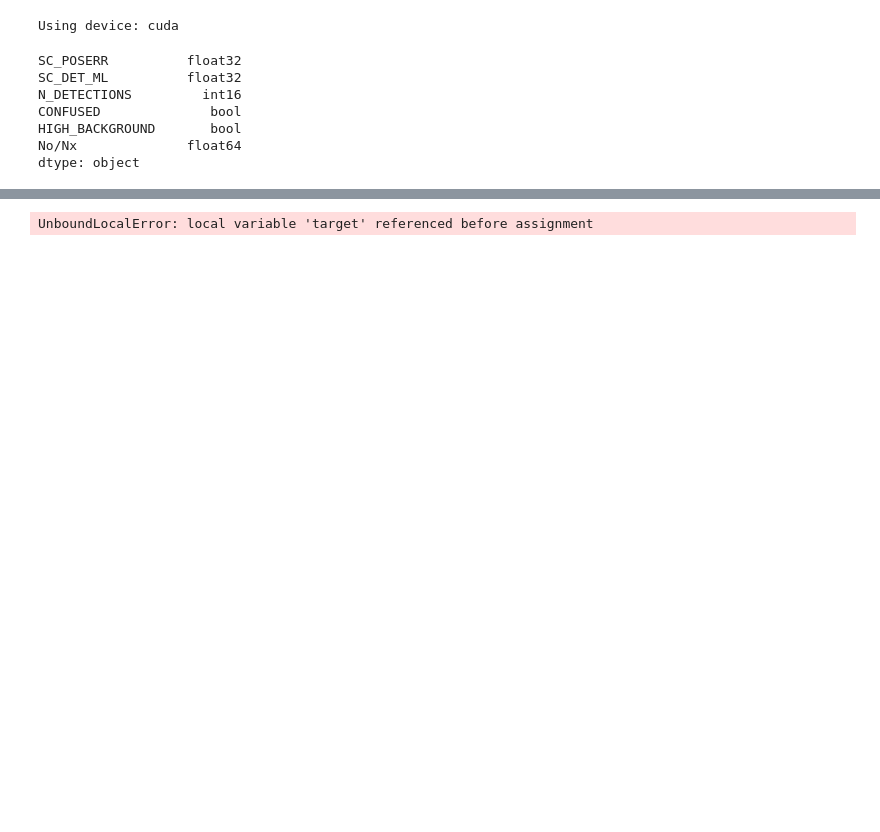
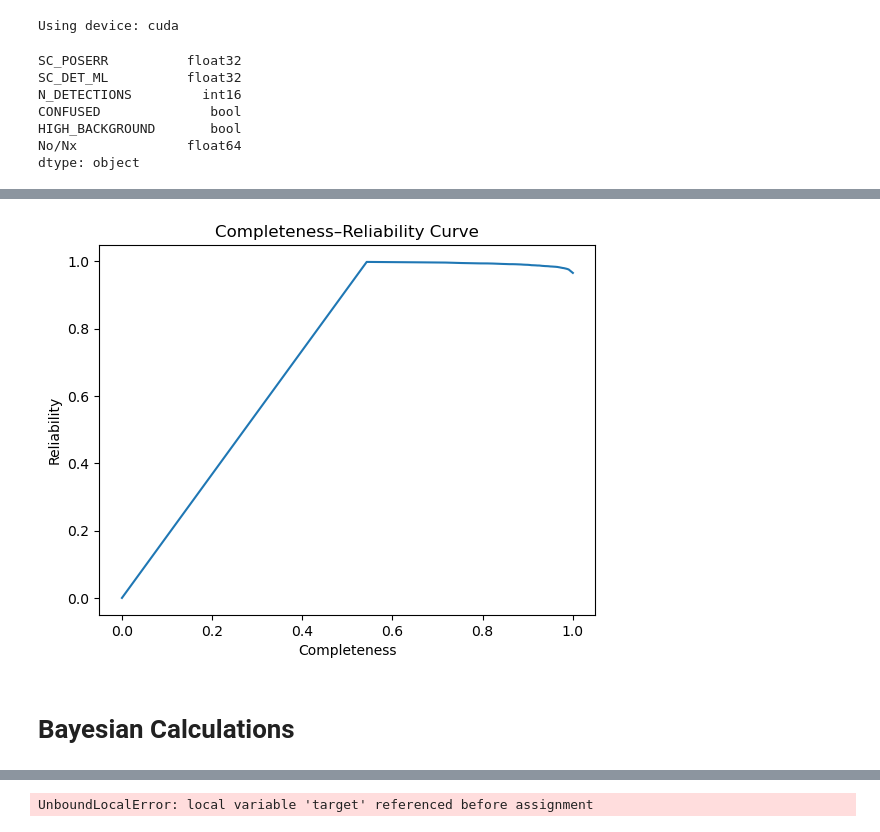
Before and after one commit to Raydir27/Astro-ML, a Jupyter notebook: src/Training/smclr_impl_4.ipynb, the cells around one changed output, grey strips where cells are left out. Cells and saved outputs as stored; diff of their text form; code cells hidden in the pictures; blank space fills up the shorter version.

```diff
--- a/src/Training/smclr_impl_4.ipynb
+++ b/src/Training/smclr_impl_4.ipynb
@@ -294,0 +496,28 @@ Epoch 10 | Loss: 0.2319 | Acc: 0.9162
+# %%
+thresholds = np.linspace(0, 1, 50)
+completeness = []
+reliability = []
+
+for t in thresholds:
+    predicted = y_score >= t
+
+    tp = np.sum((predicted == 1) & (y_true == 1))
+    fp = np.sum((predicted == 1) & (y_true == 0))
+    fn = np.sum((predicted == 0) & (y_true == 1))
+
+    comp = tp / (tp + fn + 1e-8)
+    rel = tp / (tp + fp + 1e-8)
+
+    completeness.append(comp)
+    reliability.append(rel)
+
+plt.figure()
+plt.plot(completeness, reliability)
+plt.xlabel("Completeness")
+plt.ylabel("Reliability")
+plt.title("Completeness–Reliability Curve")
+plt.show()
+# %% [output]
+[figure, added]
+# %% [markdown]
+# Bayesian Calculations
```
Also changed, not shown: parts of 17 cells of this notebook.
